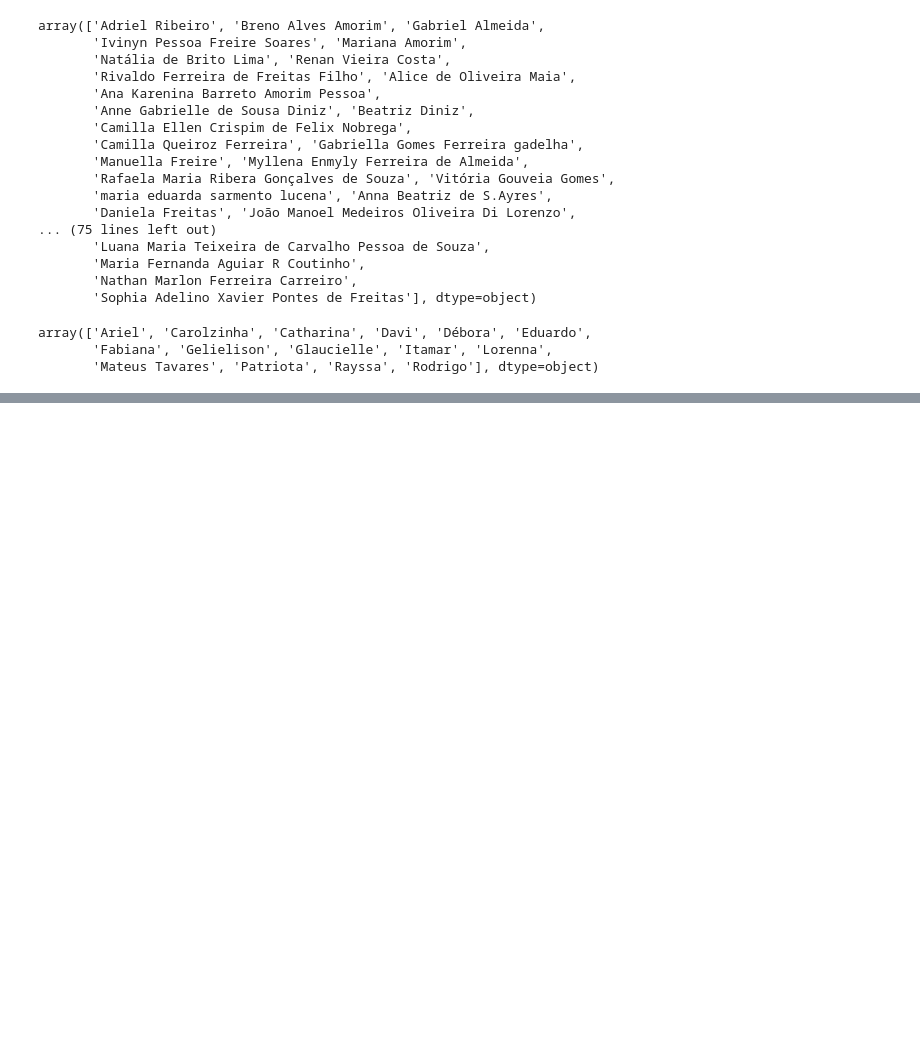
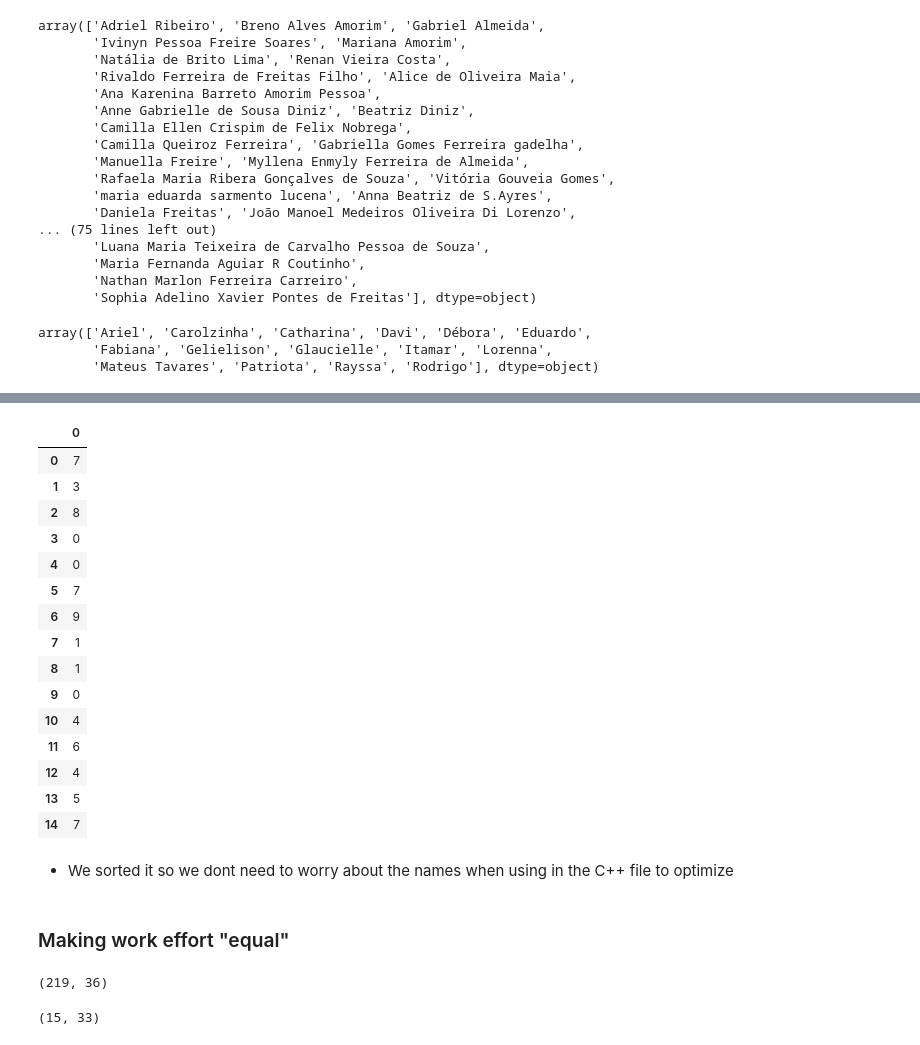
Before and after one commit to ItamarRocha/Operations-Research, a Jupyter notebook: projects/medway/data Preprocessing/Data preprocessing.ipynb, the cells around one changed output, grey strips where cells are left out. Cells and saved outputs as stored; diff of their text form; code cells hidden in the pictures; blank space fills up the shorter version.

```diff
--- a/projects/medway/data Preprocessing/Data preprocessing.ipynb
+++ b/projects/medway/data Preprocessing/Data preprocessing.ipynb
@@ -1328,0 +1432,20 @@ pd.DataFrame(df_students_answered.tempo.values).to_csv("work_degree.csv", header
+# %%
+fixed_effort = pd.DataFrame(fixed_students.iloc[:,1:2].values)
+fixed_effort
+# %% [output]
+|  | 0 |
+| 0 | 7 |
+| 1 | 3 |
+| 2 | 8 |
+| 3 | 0 |
+| 4 | 0 |
+| 5 | 7 |
+| 6 | 9 |
+| 7 | 1 |
+| 8 | 1 |
+| 9 | 0 |
+| 10 | 4 |
+| 11 | 6 |
+| 12 | 4 |
+| 13 | 5 |
+| 14 | 7 |
@@ -1328,0 +1454,12 @@ pd.DataFrame(df_students_answered.tempo.values).to_csv("work_degree.csv", header
+# %% [markdown]
+* We sorted it so we dont need to worry about the names when using in the C++ file to optimize
+# %% [markdown]
+### Making work effort "equal"
+# %%
+df.shape
+# %% [output]
+(219, 36)
+# %%
+df_assessores.shape
+# %% [output]
+(15, 33)
```
Also changed, not shown: parts of 25 cells of this notebook.
